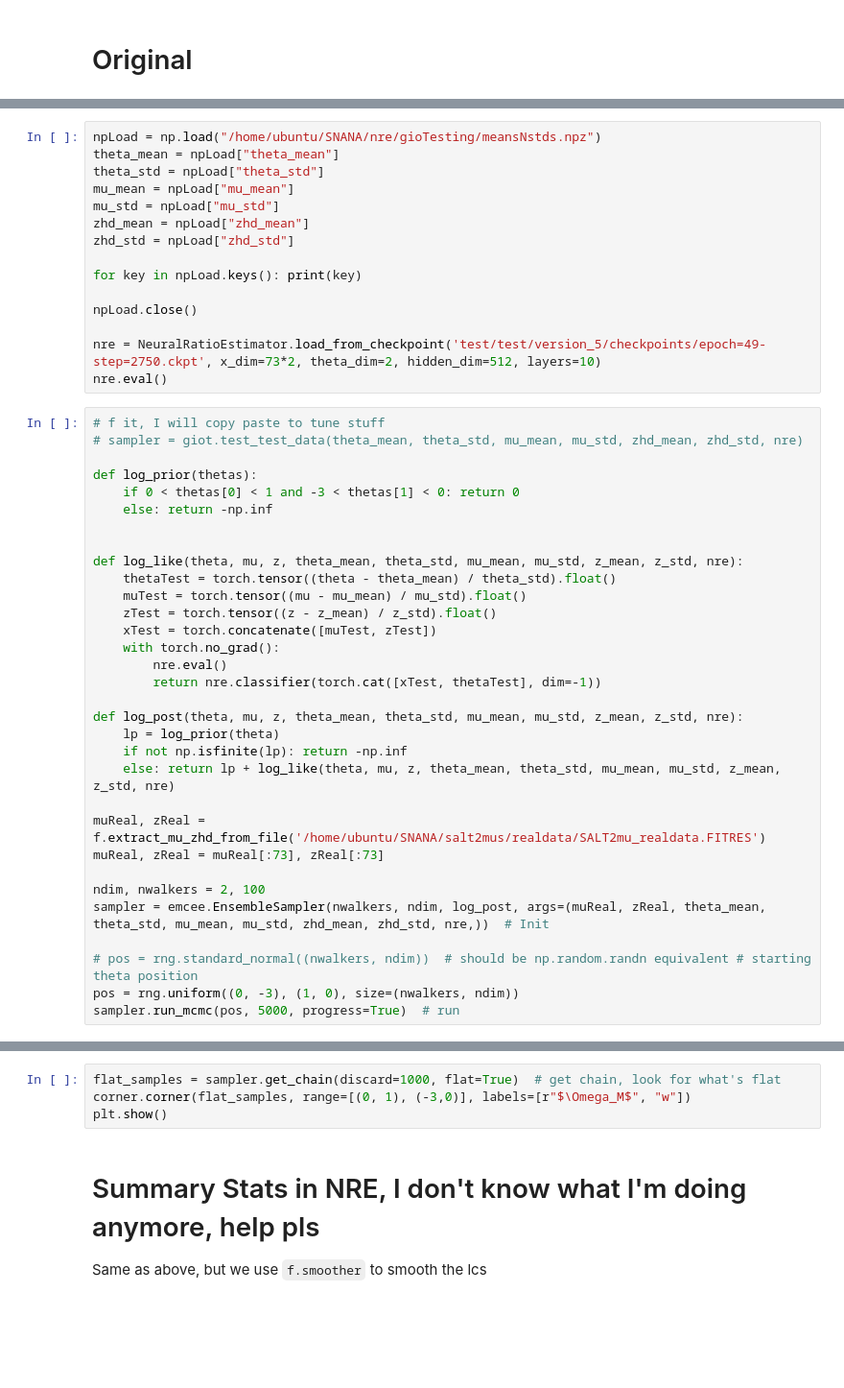
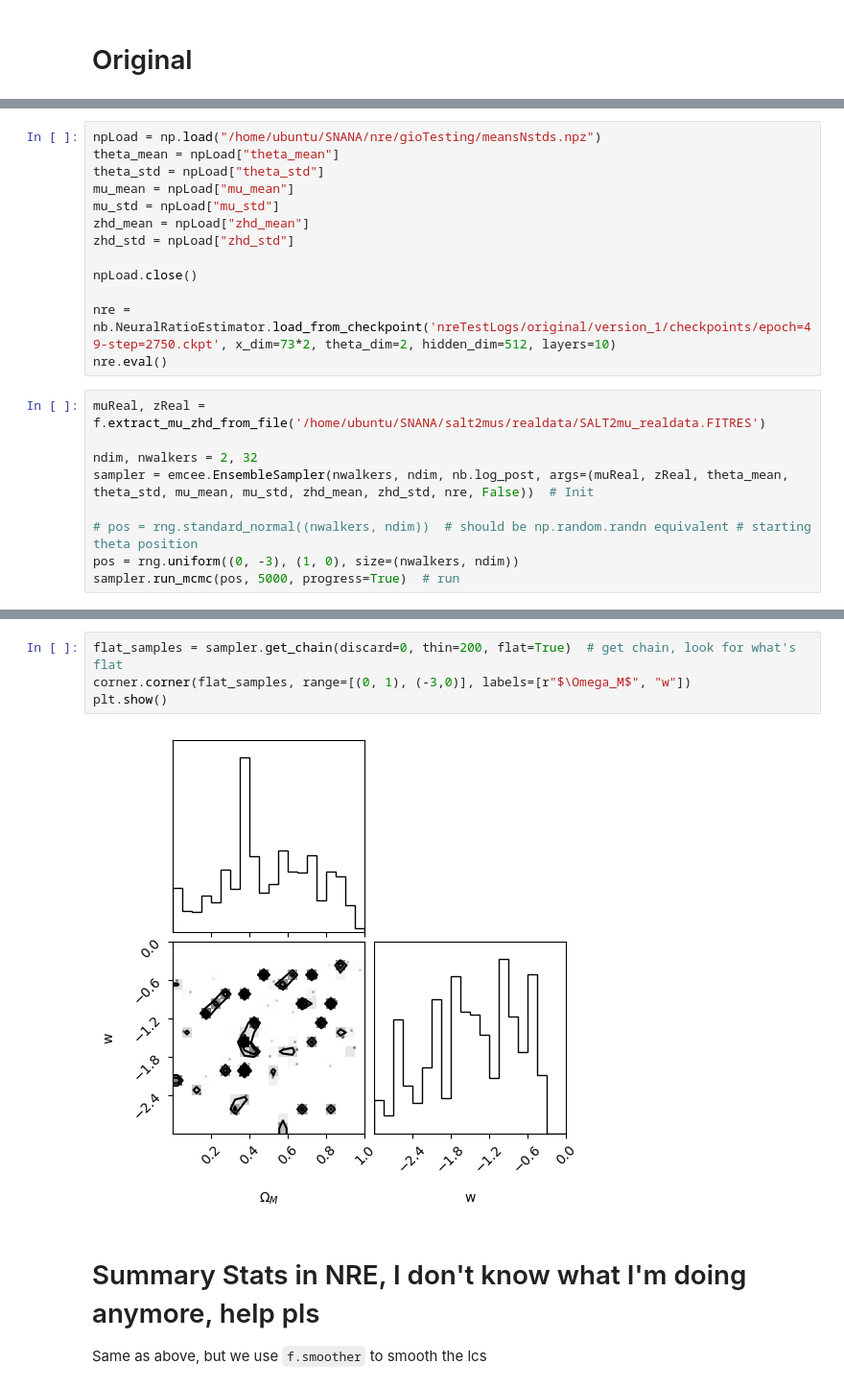
Before and after one commit to margherita-lera/SMC-ABC-for-Supernovae-Ia, a Jupyter notebook: nre_ifi.ipynb, the cells around one changed output, grey strips where cells are left out. Shown at 96% size. Drawn from its saved outputs; the diff is of its cells as text; blank space fills up the shorter version.

Commit message:
pre gg stuff

```diff
--- a/nre_ifi.ipynb
+++ b/nre_ifi.ipynb
@@ -182,40 +107,15 @@ mu_std = npLoad["mu_std"]
 zhd_mean = npLoad["zhd_mean"]
 zhd_std = npLoad["zhd_std"]
 
-for key in npLoad.keys(): print(key)
-
 npLoad.close()
 
-nre = NeuralRatioEstimator.load_from_checkpoint('test/test/version_5/checkpoints/epoch=49-step=2750.ckpt', x_dim=73*2, theta_dim=2, hidden_dim=512, layers=10)
+nre = nb.NeuralRatioEstimator.load_from_checkpoint('nreTestLogs/original/version_1/checkpoints/epoch=49-step=2750.ckpt', x_dim=73*2, theta_dim=2, hidden_dim=512, layers=10)
 nre.eval()
 # %%
-# f it, I will copy paste to tune stuff
-# sampler = giot.test_test_data(theta_mean, theta_std, mu_mean, mu_std, zhd_mean, zhd_std, nre)
+muReal, zReal = f.extract_mu_zhd_from_file('/home/ubuntu/SNANA/salt2mus/realdata/SALT2mu_realdata.FITRES')
 
-def log_prior(thetas):
-    if 0 < thetas[0] < 1 and -3 < thetas[1] < 0: return 0
-    else: return -np.inf
-
-
-def log_like(theta, mu, z, theta_mean, theta_std, mu_mean, mu_std, z_mean, z_std, nre):
-    thetaTest = torch.tensor((theta - theta_mean) / theta_std).float()
-    muTest = torch.tensor((mu - mu_mean) / mu_std).float()
-    zTest = torch.tensor((z - z_mean) / z_std).float()
-    xTest = torch.concatenate([muTest, zTest])
-    with torch.no_grad():
-        nre.eval()
-        return nre.classifier(torch.cat([xTest, thetaTest], dim=-1))
-
-def log_post(theta, mu, z, theta_mean, theta_std, mu_mean, mu_std, z_mean, z_std, nre):
-    lp = log_prior(theta)
-    if not np.isfinite(lp): return -np.inf
-    else: return lp + log_like(theta, mu, z, theta_mean, theta_std, mu_mean, mu_std, z_mean, z_std, nre)
-
-muReal, zReal = f.extract_mu_zhd_from_file('/home/ubuntu/SNANA/salt2mus/realdata/SALT2mu_realdata.FITRES')
-muReal, zReal = muReal[:73], zReal[:73]
-
-ndim, nwalkers = 2, 100
-sampler = emcee.EnsembleSampler(nwalkers, ndim, log_post, args=(muReal, zReal, theta_mean, theta_std, mu_mean, mu_std, zhd_mean, zhd_std, nre,))  # Init
+ndim, nwalkers = 2, 32
+sampler = emcee.EnsembleSampler(nwalkers, ndim, nb.log_post, args=(muReal, zReal, theta_mean, theta_std, mu_mean, mu_std, zhd_mean, zhd_std, nre, False))  # Init
 
 # pos = rng.standard_normal((nwalkers, ndim))  # should be np.random.randn equivalent # starting theta position
 pos = rng.uniform((0, -3), (1, 0), size=(nwalkers, ndim))
@@ -223,7 +147,9 @@ sampler.run_mcmc(pos, 5000, progress=True)  # run
 # %%
-flat_samples = sampler.get_chain(discard=1000, flat=True)  # get chain, look for what's flat
+flat_samples = sampler.get_chain(discard=0, thin=200, flat=True)  # get chain, look for what's flat
 corner.corner(flat_samples, range=[(0, 1), (-3,0)], labels=[r"$\Omega_M$", "w"])
 plt.show()
+# %% [output]
+[figure, added]
 # %% [markdown]
 # Summary Stats in NRE, I don't know what I'm doing anymore, help pls
 Same as above, but we use `f.smoother` to smooth the lcs
```
Also changed, not shown: parts of 30 cells of this notebook, 6 other files.
